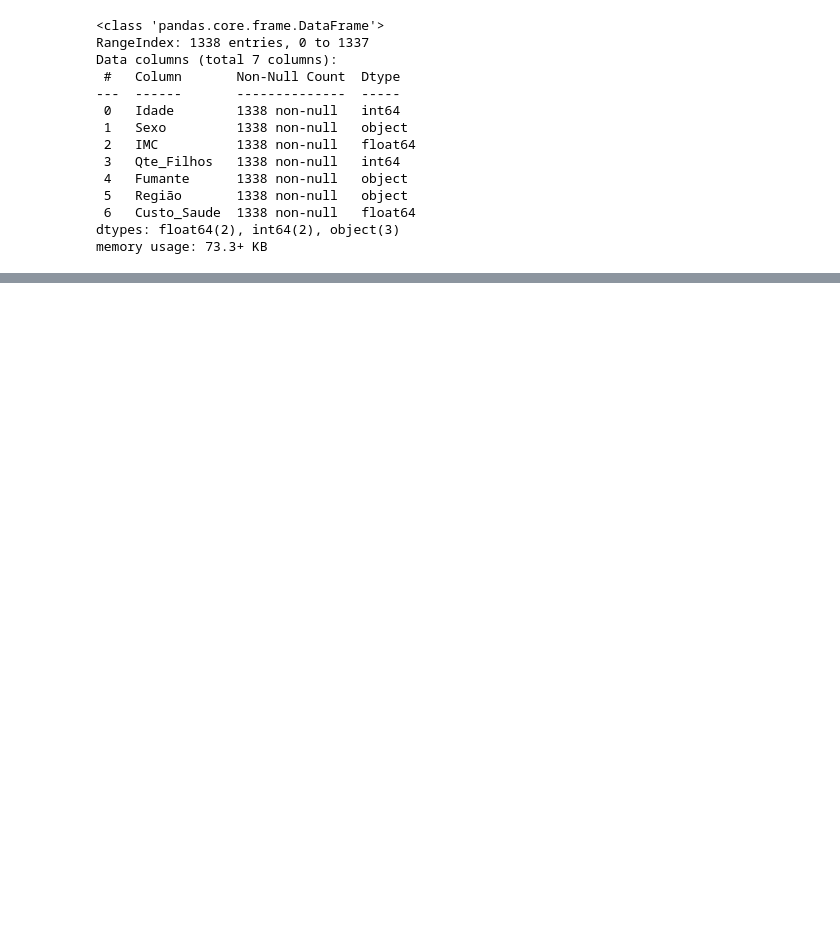
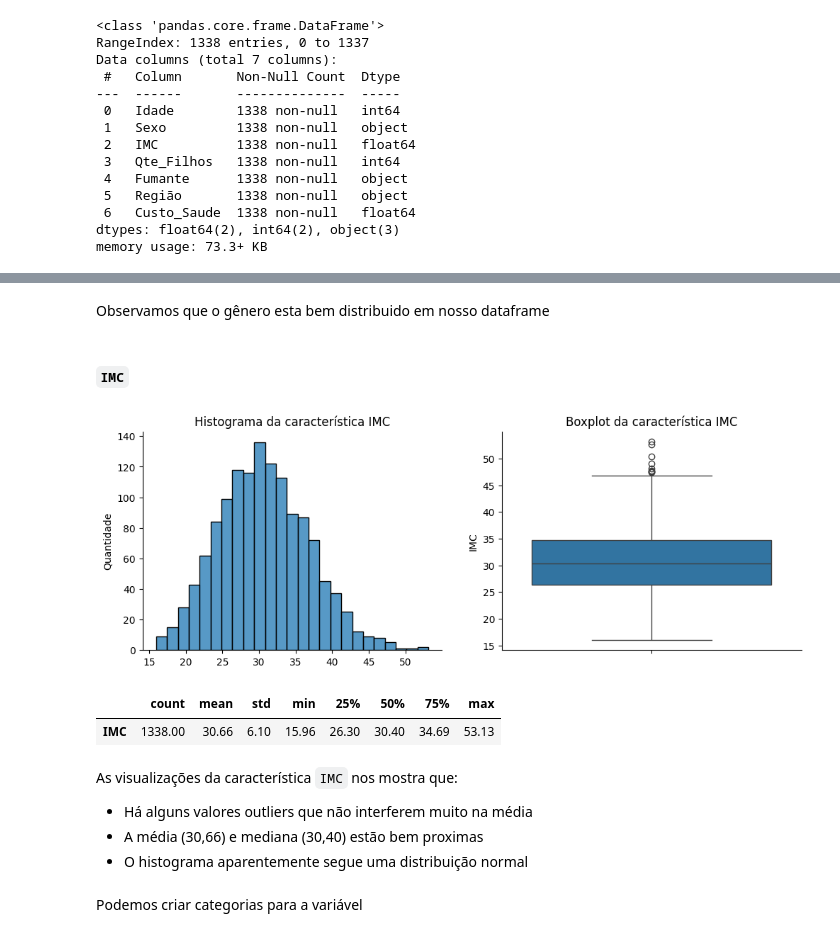
Before and after one commit to Mathsnts18/health_analytics, a Jupyter notebook: notebook/projeto.ipynb, the cells around one changed output, grey strips where cells are left out. Drawn from its saved outputs; the diff is of its cells as text; code cells hidden in the pictures; blank space fills up the shorter version.

```diff
--- a/notebook/projeto.ipynb
+++ b/notebook/projeto.ipynb
@@ -111,0 +126,34 @@ sns.boxplot(df['IMC'])
+# %% [markdown]
+Observamos que o gênero esta bem distribuido em nosso dataframe
+# %% [markdown]
+##### `IMC`
+# %%
+fig, (ax1, ax2) = plt.subplots(1, 2, figsize=(12,4))
+
+sns.histplot(df['IMC'], ax=ax1)
+ax1.set_title('Histograma da característica IMC')
+ax1.set_xlabel('')
+ax1.set_ylabel('Quantidade')
+
+sns.boxplot(df['IMC'], ax=ax2)
+ax2.set_title('Boxplot da característica IMC')
+ax2.set_xlabel('')
+ax2.set_ylabel('IMC')
+
+sns.despine()
+plt.show()
+# %% [output]
+[figure, added]
+# %%
+df['IMC'].describe().to_frame().T
+# %% [output]
+|  | count | mean | std | min | 25% | 50% | 75% | max |
+| IMC | 1338.00 | 30.66 | 6.10 | 15.96 | 26.30 | 30.40 | 34.69 | 53.13 |
+# %% [markdown]
+As visualizações da característica `IMC` nos mostra que:
+
+- Há alguns valores outliers que não interferem muito na média
+- A média (30,66) e mediana (30,40) estão bem proximas
+- O histograma aparentemente segue uma distribuição normal
+# %% [markdown]
+Podemos criar categorias para a variável
```
Also changed, not shown: parts of 91 cells of this notebook, 3 other files.
